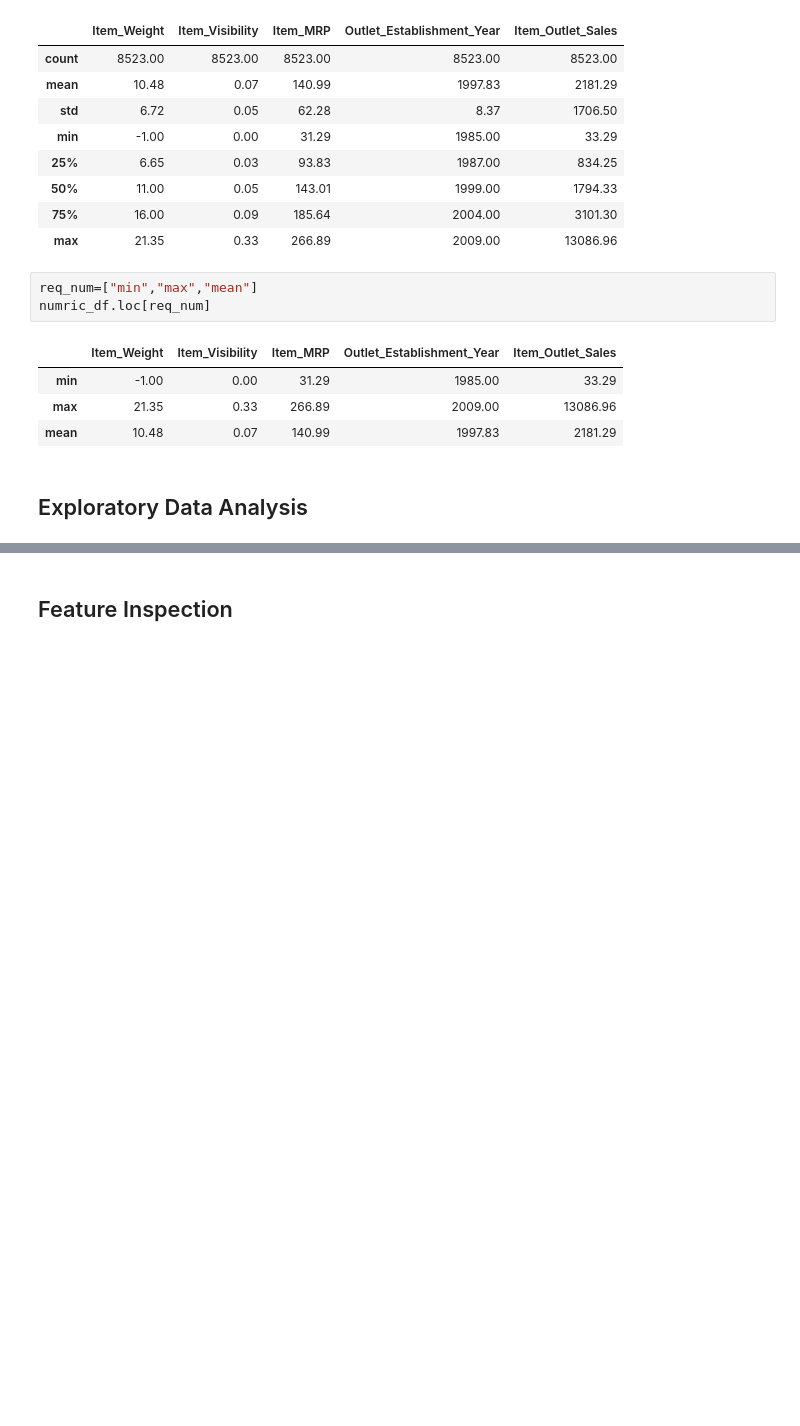
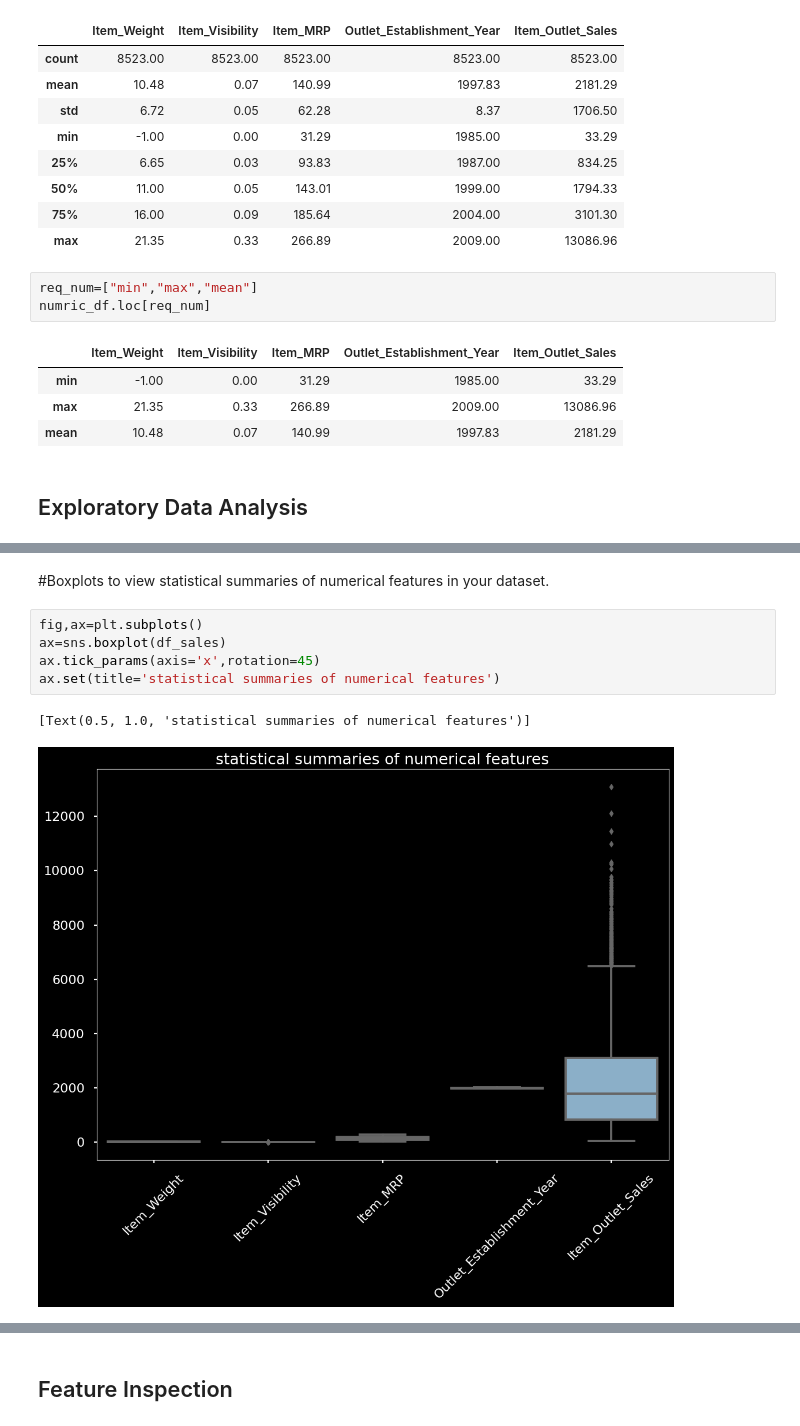
Before and after one commit to Al-Tayeb96/Prediction-of-Product-Sales, a Jupyter notebook: Prediction_of_Product_Sales.ipynb, the cells around one changed output, grey strips where cells are left out. Drawn from its saved outputs; the diff is of its cells as text; blank space fills up the shorter version.

```diff
--- a/Prediction_of_Product_Sales.ipynb
+++ b/Prediction_of_Product_Sales.ipynb
@@ -259,0 +291,10 @@ numric_df.loc[req_num]
+# %% [markdown]
+#Boxplots to view statistical summaries of numerical features in your dataset.
+# %%
+fig,ax=plt.subplots()
+ax=sns.boxplot(df_sales)
+ax.tick_params(axis='x',rotation=45)
+ax.set(title='statistical summaries of numerical features')
+# %% [output]
+[Text(0.5, 1.0, 'statistical summaries of numerical features')]
+[figure, added]
```
Also changed, not shown: parts of 14 cells of this notebook.
